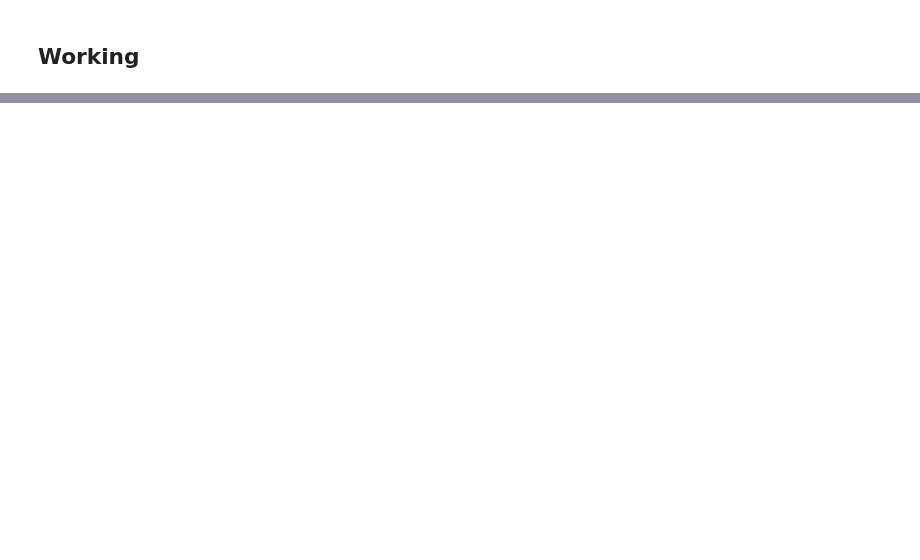
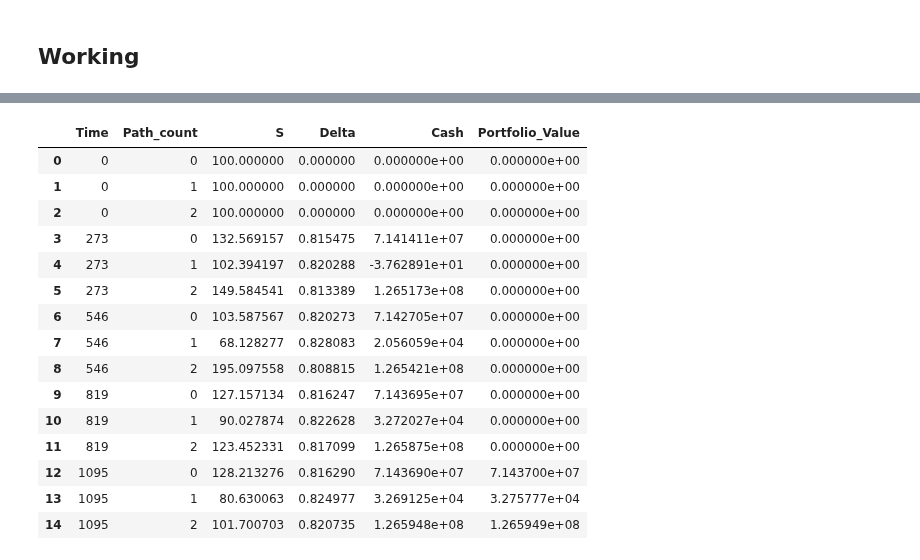
Before and after one commit to Pj-354/Python-Notebooks--Mine-, a Jupyter notebook: LSE Workbooks/Q11_new.ipynb, the cells around one changed output, grey strips where cells are left out. Saved outputs shown, nothing was run; the diff lists cells and outputs as text; code cells hidden in the pictures; blank space fills up the shorter version.

```diff
--- a/LSE Workbooks/Q11_new.ipynb
+++ b/LSE Workbooks/Q11_new.ipynb
@@ -1204,0 +388,61 @@ print(features_df)
+# %%
+def get_quarterly_summary(results, opex_indices):
+
+    stock_price = results['S']
+    delta = results['delta']
+    b = results['b']
+    portfolio = results['portfolio']
+
+    # Create a DataFrame to store the quarterly summary
+    time = []
+    Path_count = []
+    S = []
+    Delta = []
+    Cash = []
+    Portfolio_Value = []
+
+    for t in opex_indices:
+        for path in range(M):
+            time.append(t)
+            Path_count.append(path)
+            S.append(stock_price.iloc[path, t])
+            Delta.append(delta.iloc[path, t])
+            Cash.append(b.iloc[path, t])
+            Portfolio_Value.append(portfolio.iloc[path, t])
+
+    df_summary = pd.DataFrame({
+        'Time': time,
+        'Path_count': Path_count,
+        'S': S,
+        'Delta': Delta,
+        'Cash': Cash,
+        'Portfolio_Value': Portfolio_Value
+    })
+
+    return df_summary
+
+
+results_psi3 = simulate_full_paths(
+    S0, b_0, sigma, psi=3, zeta=zeta, phi=phi, theta_0=theta_0, b=b,
+    dt=dt, N=N, M=M, opex_indices=opex_indices)
+
+
+summary_df = get_quarterly_summary(results_psi3, opex_indices)
+summary_df
+# %% [output]
+|  | Time | Path_count | S | Delta | Cash | Portfolio_Value |
+| 0 | 0 | 0 | 100.000000 | 0.000000 | 0.000000e+00 | 0.000000e+00 |
+| 1 | 0 | 1 | 100.000000 | 0.000000 | 0.000000e+00 | 0.000000e+00 |
+| 2 | 0 | 2 | 100.000000 | 0.000000 | 0.000000e+00 | 0.000000e+00 |
+| 3 | 273 | 0 | 132.569157 | 0.815475 | 7.141411e+07 | 0.000000e+00 |
+| 4 | 273 | 1 | 102.394197 | 0.820288 | -3.762891e+01 | 0.000000e+00 |
+| 5 | 273 | 2 | 149.584541 | 0.813389 | 1.265173e+08 | 0.000000e+00 |
+| 6 | 546 | 0 | 103.587567 | 0.820273 | 7.142705e+07 | 0.000000e+00 |
+| 7 | 546 | 1 | 68.128277 | 0.828083 | 2.056059e+04 | 0.000000e+00 |
+| 8 | 546 | 2 | 195.097558 | 0.808815 | 1.265421e+08 | 0.000000e+00 |
+| 9 | 819 | 0 | 127.157134 | 0.816247 | 7.143695e+07 | 0.000000e+00 |
+| 10 | 819 | 1 | 90.027874 | 0.822628 | 3.272027e+04 | 0.000000e+00 |
+| 11 | 819 | 2 | 123.452331 | 0.817099 | 1.265875e+08 | 0.000000e+00 |
+| 12 | 1095 | 0 | 128.213276 | 0.816290 | 7.143690e+07 | 7.143700e+07 |
+| 13 | 1095 | 1 | 80.630063 | 0.824977 | 3.269125e+04 | 3.275777e+04 |
+| 14 | 1095 | 2 | 101.700703 | 0.820735 | 1.265948e+08 | 1.265949e+08 |
```
Also changed, not shown: parts of 12 cells of this notebook.
